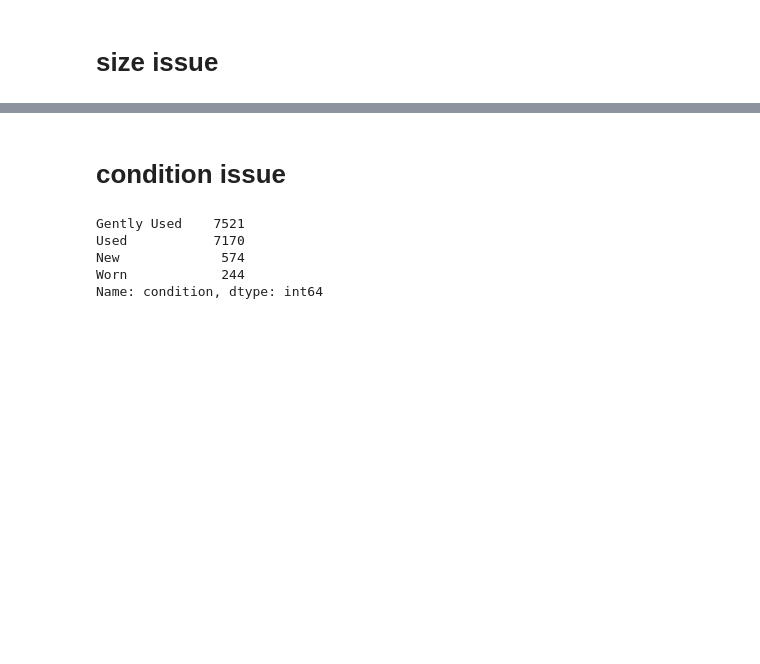
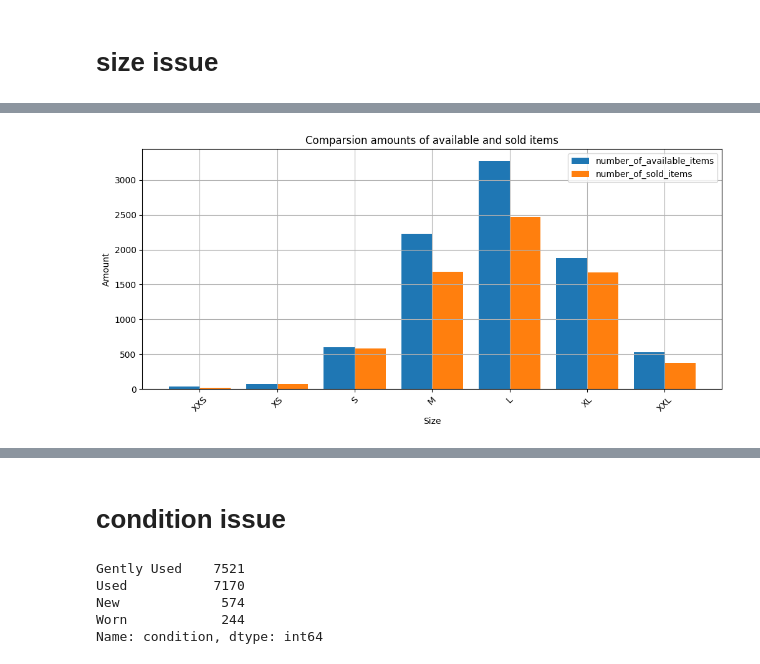
Before and after one commit to kgudalewski/grailed_sales_analysis, a Jupyter notebook: Grailed_data_initial_analysis.ipynb, the cells around one changed output, grey strips where cells are left out. Saved outputs shown, nothing was run; the diff lists cells and outputs as text; code cells hidden in the pictures; blank space fills up the shorter version.

Commit message:
Added potential factor to size

```diff
--- a/Grailed_data_initial_analysis.ipynb
+++ b/Grailed_data_initial_analysis.ipynb
@@ -235,0 +193,27 @@ df.head()
+# %%
+df_size_count = pd.DataFrame(df["size"].value_counts()).reindex(["XXS","XS","S","M","L","XL","XXL"]).rename(columns = {"size" : "total_number_of_items"})
+df_size_count["number_of_available_items"] = pd.DataFrame(df.loc[df.price.notna()]["size"].value_counts()).reindex(["XXS","XS","S","M","L","XL","XXL"])
+df_size_count["number_of_sold_items"] = pd.DataFrame(df.loc[df.sold_price.notna()]["size"].value_counts()).reindex(["XXS","XS","S","M","L","XL","XXL"])
+
+df_size_count["amount_potential_factor"] = df_size_count.iloc[:,2] / df_size_count.iloc[:,1]
+#amount_potential_factor tells possible need for size based on relation between number of sold listings and available (if there's high number of sold listings and small number of available listings, items in this size have potential)
+
+df_size_count = df_size_count.reindex(["XXS","XS","S","M","L","XL","XXL"])
+
+plt.figure(figsize=(12,5))
+X_axis = np.arange(7)
+plt.bar(X_axis - 0.2, df_size_count.number_of_available_items, 0.4, label = 'number_of_available_items')
+plt.bar(X_axis + 0.2, df_size_count.number_of_sold_items, 0.4, label = 'number_of_sold_items')
+plt.xticks(X_axis, df_size_count.index, rotation=45)
+plt.grid()
+plt.title("Comparsion amounts of available and sold items")
+plt.ylabel("Amount")
+plt.xlabel("Size")
+plt.legend()
+plt.show()
+
+df_size_count = df_size_count.sort_values(by="amount_potential_factor",ascending=False)
+
+display(df_size_count)
+# %% [output]
+[figure, added]
```
Also changed, not shown: parts of 10 cells of this notebook.
